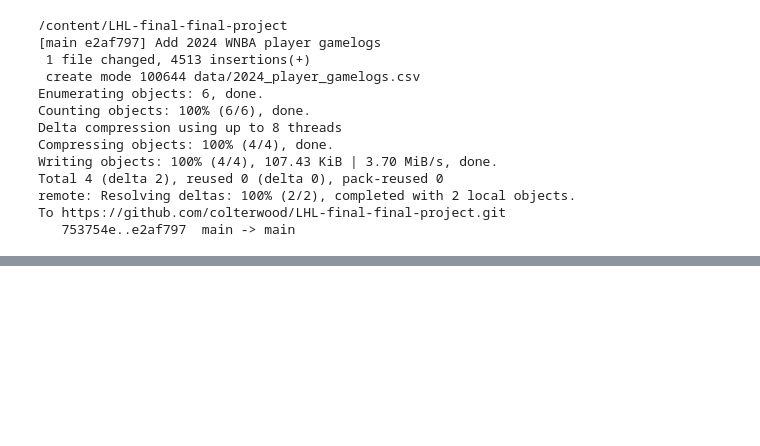
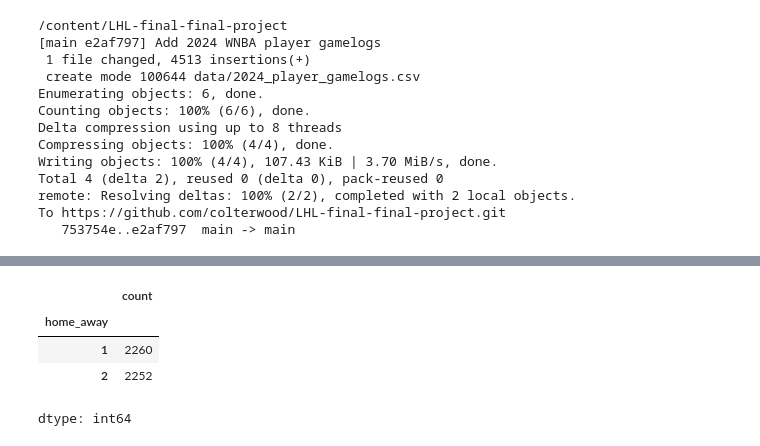
Before and after one commit to colterwood/LHL-final-final-project, a Jupyter notebook: notebooks/player_2024_gamelogs.ipynb, the cells around one changed output, grey strips where cells are left out. Cells and saved outputs as stored; diff of their text form; code cells hidden in the pictures; blank space fills up the shorter version.

```diff
--- a/notebooks/player_2024_gamelogs.ipynb
+++ b/notebooks/player_2024_gamelogs.ipynb
@@ -452,3 +452,9 @@ Total 4 (delta 2), reused 0 (delta 0), pack-reused 0
 remote: Resolving deltas: 100% (2/2), completed with 2 local objects.
 To https://github.com/colterwood/LHL-final-final-project.git
    753754e..e2af797  main -> main
+# %%
+# load the player game logs CSV from the data folder
+df = pd.read_csv("LHL-final-final-project/data/2024_player_gamelogs.csv")
+
+# preview
+df.head()
@@ -454,0 +469,3 @@ To https://github.com/colterwood/LHL-final-final-project.git
+# %%
+# make all column headers lowercase
+df.columns = df.columns.str.lower()
@@ -454,0 +497,9 @@ To https://github.com/colterwood/LHL-final-final-project.git
+# %%
+# count of each value in 'home_away'
+df['home_away'].value_counts()
+# %% [output]
+|  | count |
+| home_away |  |
+| 1 | 2260 |
+| 2 | 2252 |
+dtype: int64
```
Also changed, not shown: parts of 18 cells of this notebook.
